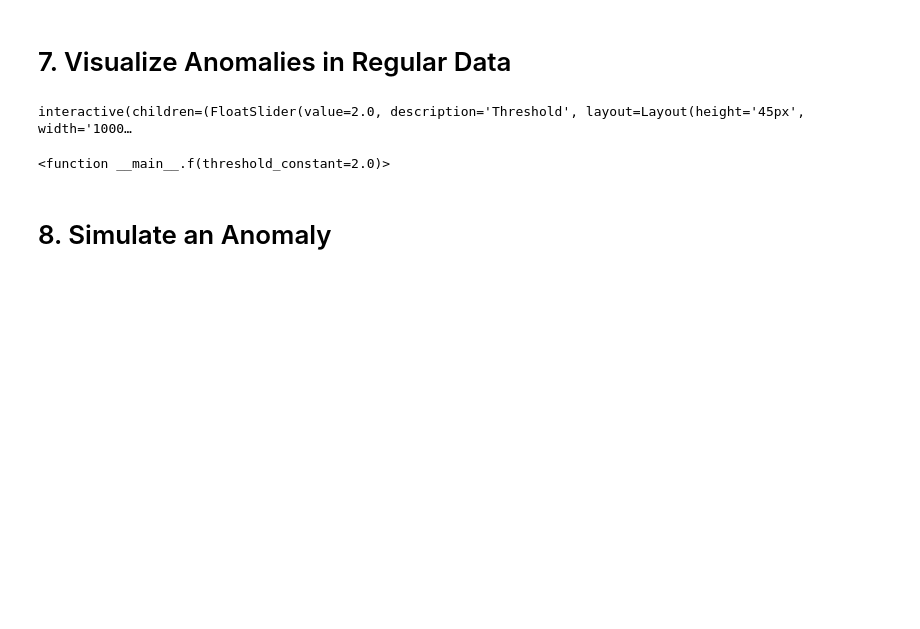
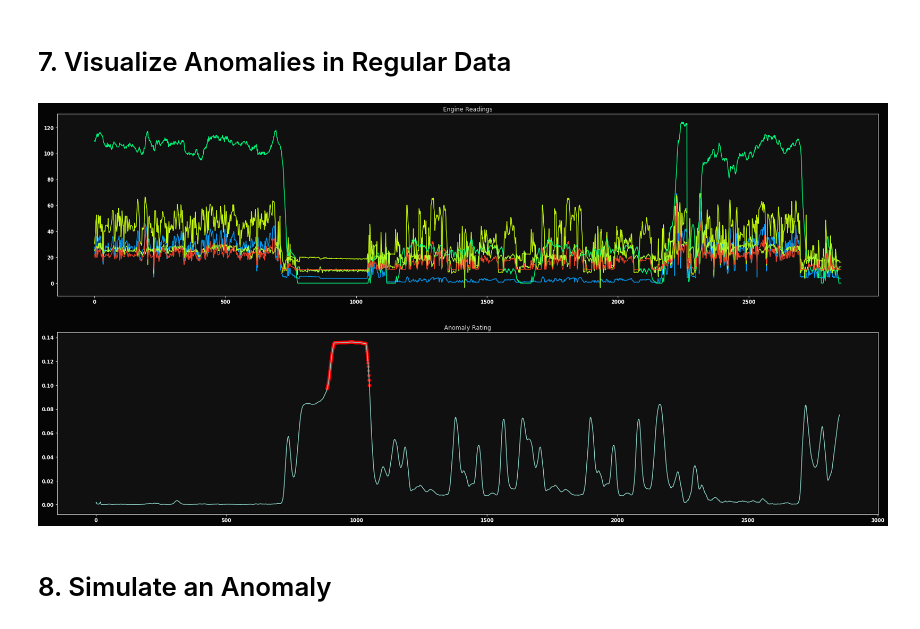
Before and after one commit to vishaalkapoor/aws-reinvent-vegas-anomaly-detection-in-auto, a Jupyter notebook: auto-pdm.ipynb, the cells around one changed output. Saved outputs shown, nothing was run; the diff lists cells and outputs as text; code cells hidden in the pictures; blank space fills up the shorter version.

Commit message:
Remove widgets to make it view properly on GitHub.

```diff
--- a/auto-pdm.ipynb
+++ b/auto-pdm.ipynb
@@ -282,7 +282,7 @@ display(progress_widget, mse_widget)
 
 all_test_mse = []
 # Gluon training loop
-for e in range(epochs:
+for e in range(epochs):
 
     # Training loop.
     for i, df in enumerate(train_data_loader):
@@ -328,24 +330,25 @@ def predict(to_predict, L):
 # %%
 predictions_raw_data = data
 predictions_normalized_data = normalized_data
 
 predictions_data = prepare_dataset(predictions_normalized_data, window)
 predictions_data_loader = mx.gluon.data.DataLoader(predictions_data, batch_size, last_batch='keep', shuffle=False)
 errors = predict(predictions_data_loader, L)
 
-def f(threshold_constant=2.0):
-    visualize_anomalies(predictions_raw_data, errors, threshold_constant=threshold_constant)
+visualize_anomalies(predictions_raw_data, errors, threshold_constant=2)
 
-threshold_slider = widgets.FloatSlider(
-    min=0,
-    max=3.0,
-    value=2.0,
-    description="Threshold",
-   layout=Layout(width='1000px', height='45px'))
-interact(f, threshold_constant=threshold_slider)
+#def f(threshold_constant=2.0):
+#    visualize_anomalies(predictions_raw_data, errors, threshold_constant=threshold_constant)
+
+#threshold_slider = widgets.FloatSlider(
+#    min=0,
+#    max=3.0,
+#    value=2.0,
+#    description="Threshold",
+#   layout=Layout(width='1000px', height='45px'))
+#interact(f, threshold_constant=threshold_slider)
 # %% [output]
-interactive(children=(FloatSlider(value=2.0, description='Threshold', layout=Layout(height='45px', width='1000…
-<function __main__.f(threshold_constant=2.0)>
+[figure, added]
 # %% [markdown]
 # 8. Simulate an Anomaly
 # %%
```
Also changed, not shown: parts of 2 cells of this notebook, 1 other file.
